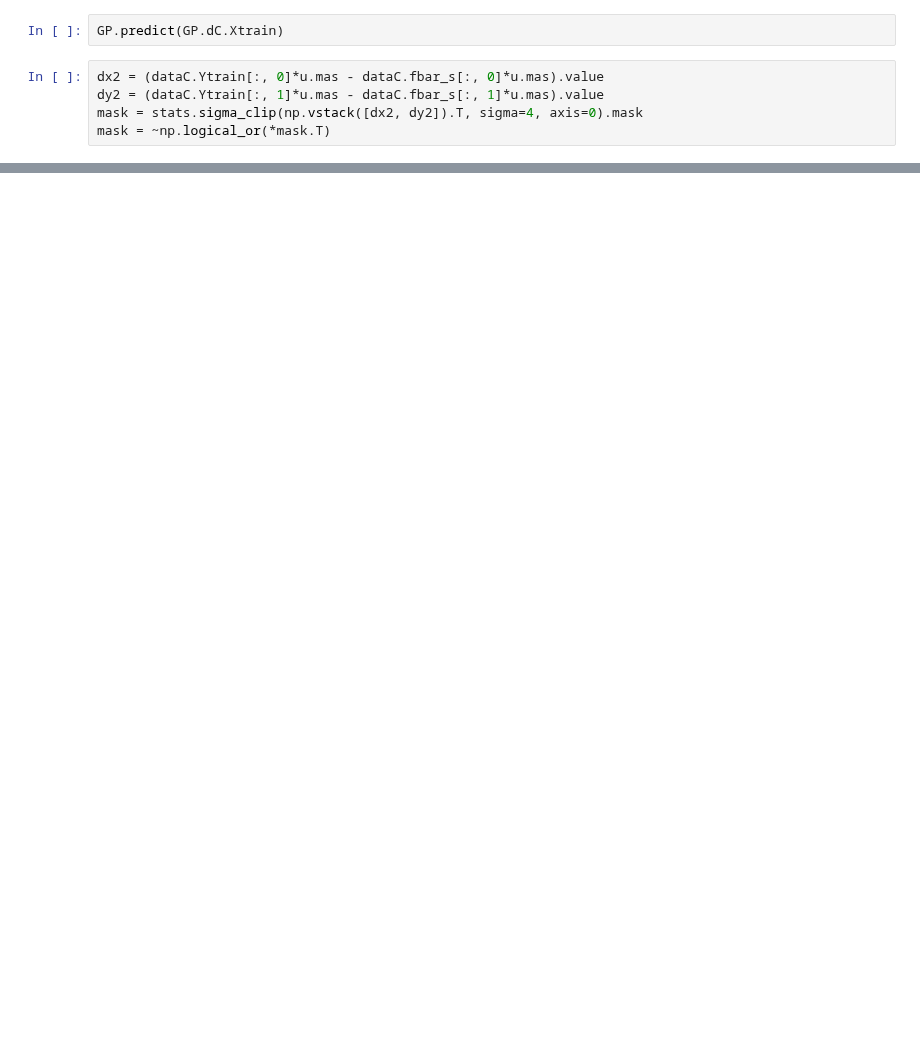
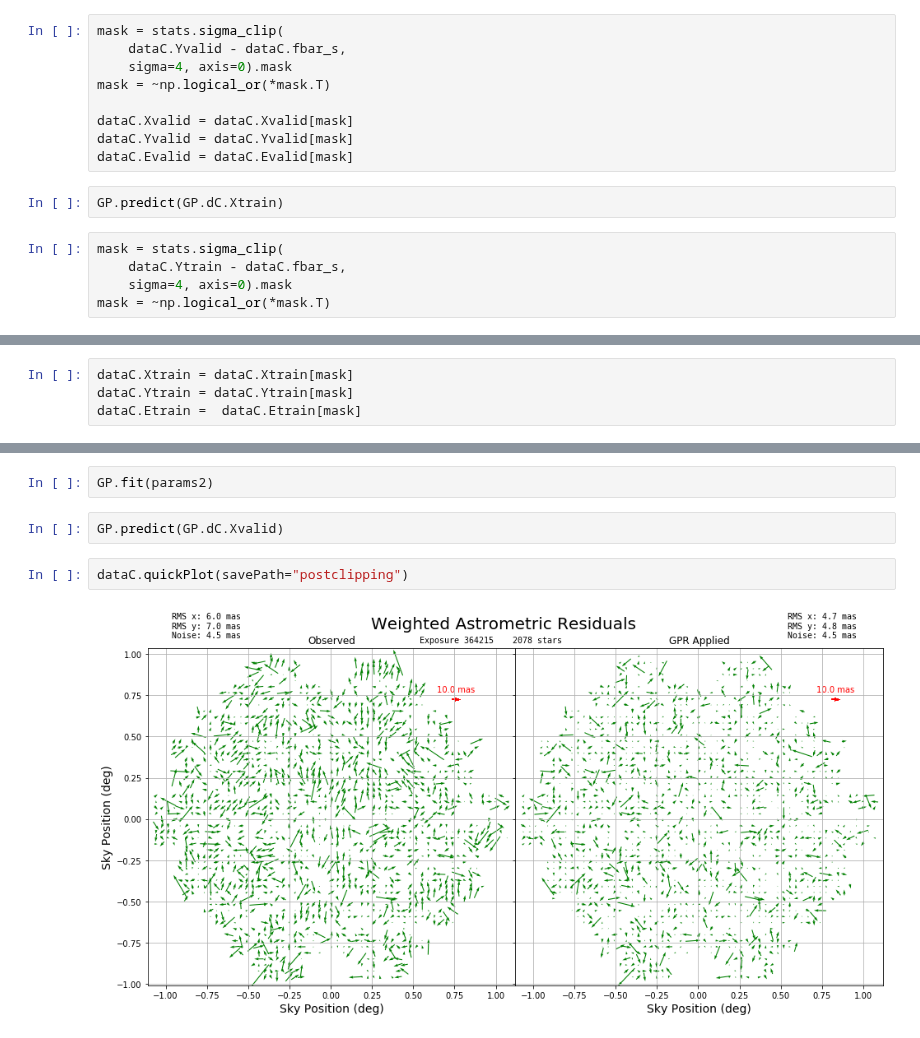
Before and after one commit to FoxFortino/DESworkspace, a Jupyter notebook: testinGAIA.ipynb, the cells around one changed output, grey strips where cells are left out. Saved outputs shown, nothing was run; the diff lists cells and outputs as text; blank space fills up the shorter version.

```diff
--- a/testinGAIA.ipynb
+++ b/testinGAIA.ipynb
@@ -155,7 +72,16 @@ plotGPR.Correlation2D(
+# %%
+mask = stats.sigma_clip(
+    dataC.Yvalid - dataC.fbar_s,
+    sigma=4, axis=0).mask
+mask = ~np.logical_or(*mask.T)
+
+dataC.Xvalid = dataC.Xvalid[mask]
+dataC.Yvalid = dataC.Yvalid[mask]
+dataC.Evalid = dataC.Evalid[mask]
 # %%
 GP.predict(GP.dC.Xtrain)
 # %%
-dx2 = (dataC.Ytrain[:, 0]*u.mas - dataC.fbar_s[:, 0]*u.mas).value
-dy2 = (dataC.Ytrain[:, 1]*u.mas - dataC.fbar_s[:, 1]*u.mas).value
-mask = stats.sigma_clip(np.vstack([dx2, dy2]).T, sigma=4, axis=0).mask
+mask = stats.sigma_clip(
+    dataC.Ytrain - dataC.fbar_s,
+    sigma=4, axis=0).mask
 mask = ~np.logical_or(*mask.T)
@@ -264,0 +88,4 @@ plotGPR.Correlation2D(
+# %%
+dataC.Xtrain = dataC.Xtrain[mask]
+dataC.Ytrain = dataC.Ytrain[mask]
+dataC.Etrain =  dataC.Etrain[mask]
@@ -264,0 +106,8 @@ plotGPR.Correlation2D(
+# %%
+GP.fit(params2)
+# %%
+GP.predict(GP.dC.Xvalid)
+# %%
+dataC.quickPlot(savePath="postclipping")
+# %% [output]
+[figure, added]
```
Also changed, not shown: parts of 22 cells of this notebook, 3 other files.
